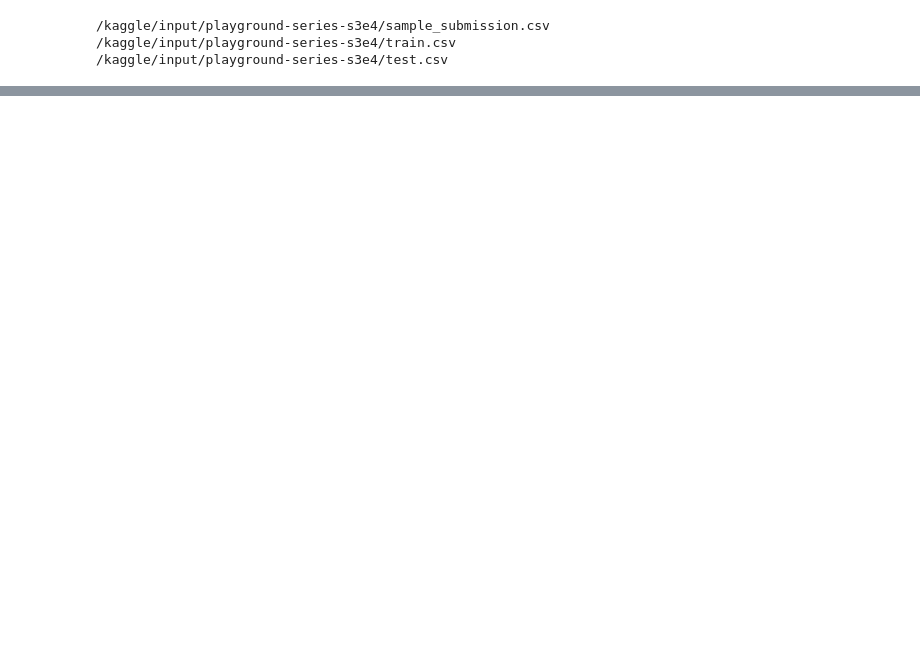
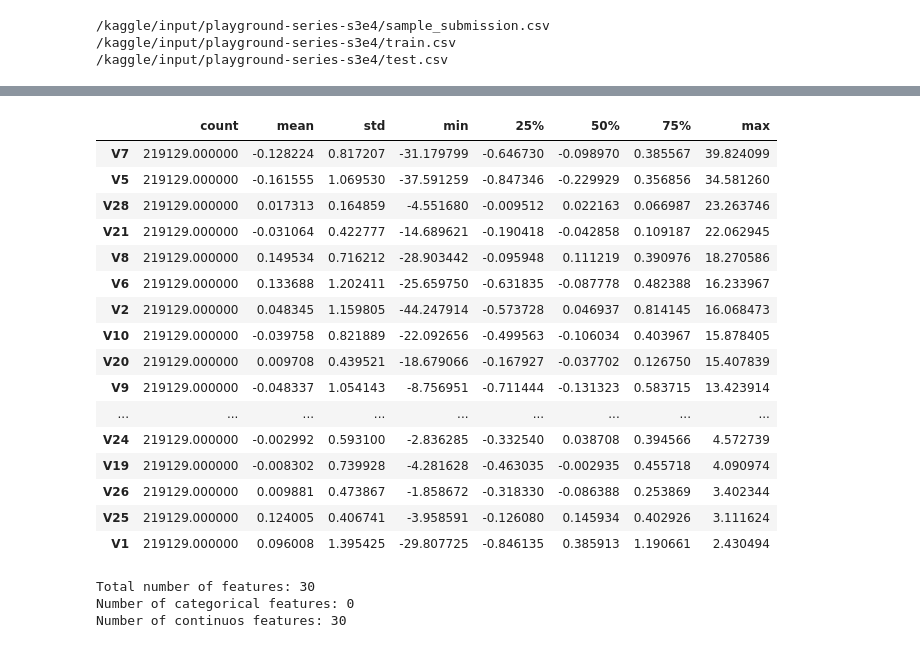
Before and after one commit to methasantosa/KaggleCompetition, a Jupyter notebook: swag-credit-card-fraud-detection.ipynb, the cells around one changed output, grey strips where cells are left out. Cells and saved outputs as stored; diff of their text form; code cells hidden in the pictures; blank space fills up the shorter version.

Commit message:
Kaggle Notebook | Swag-Credit Card Fraud Detection | Version 3

```diff
--- a/swag-credit-card-fraud-detection.ipynb
+++ b/swag-credit-card-fraud-detection.ipynb
@@ -26,0 +48,4 @@ for dirname, _, filenames in os.walk('/kaggle/input'):
+# %%
+df_test = pd.read_csv('/kaggle/input/playground-series-s3e4/test.csv')
+df_train = pd.read_csv('/kaggle/input/playground-series-s3e4/train.csv')
+df_sample = pd.read_csv('/kaggle/input/playground-series-s3e4/sample_submission.csv')
@@ -26,0 +82,42 @@ for dirname, _, filenames in os.walk('/kaggle/input'):
+# %%
+df_train.drop(["id"] , axis = 1 , inplace = True)
+df_test.drop(["id"] , axis = 1 , inplace = True)
+TARGET = 'Class'
+FEATURES = [col for col in df_train.columns if col != TARGET]
+RANDOM_STATE = 12
+# %%
+df_train.drop(columns = ["Time", "Amount"]).iloc[:, :-1].describe().T.sort_values(by='max' , ascending = False)\
+                     .style.background_gradient(cmap='GnBu')\
+                     .bar(subset=["max"], color='#BB0000')\
+                     .bar(subset=["mean",], color='green')
+# %% [output]
+|  | count | mean | std | min | 25% | 50% | 75% | max |
+| V7 | 219129.000000 | -0.128224 | 0.817207 | -31.179799 | -0.646730 | -0.098970 | 0.385567 | 39.824099 |
+| V5 | 219129.000000 | -0.161555 | 1.069530 | -37.591259 | -0.847346 | -0.229929 | 0.356856 | 34.581260 |
+| V28 | 219129.000000 | 0.017313 | 0.164859 | -4.551680 | -0.009512 | 0.022163 | 0.066987 | 23.263746 |
+| V21 | 219129.000000 | -0.031064 | 0.422777 | -14.689621 | -0.190418 | -0.042858 | 0.109187 | 22.062945 |
+| V8 | 219129.000000 | 0.149534 | 0.716212 | -28.903442 | -0.095948 | 0.111219 | 0.390976 | 18.270586 |
+| V6 | 219129.000000 | 0.133688 | 1.202411 | -25.659750 | -0.631835 | -0.087778 | 0.482388 | 16.233967 |
+| V2 | 219129.000000 | 0.048345 | 1.159805 | -44.247914 | -0.573728 | 0.046937 | 0.814145 | 16.068473 |
+| V10 | 219129.000000 | -0.039758 | 0.821889 | -22.092656 | -0.499563 | -0.106034 | 0.403967 | 15.878405 |
+| V20 | 219129.000000 | 0.009708 | 0.439521 | -18.679066 | -0.167927 | -0.037702 | 0.126750 | 15.407839 |
+| V9 | 219129.000000 | -0.048337 | 1.054143 | -8.756951 | -0.711444 | -0.131323 | 0.583715 | 13.423914 |
+| ... | ... | ... | ... | ... | ... | ... | ... | ... |
+| V24 | 219129.000000 | -0.002992 | 0.593100 | -2.836285 | -0.332540 | 0.038708 | 0.394566 | 4.572739 |
+| V19 | 219129.000000 | -0.008302 | 0.739928 | -4.281628 | -0.463035 | -0.002935 | 0.455718 | 4.090974 |
+| V26 | 219129.000000 | 0.009881 | 0.473867 | -1.858672 | -0.318330 | -0.086388 | 0.253869 | 3.402344 |
+| V25 | 219129.000000 | 0.124005 | 0.406741 | -3.958591 | -0.126080 | 0.145934 | 0.402926 | 3.111624 |
+| V1 | 219129.000000 | 0.096008 | 1.395425 | -29.807725 | -0.846135 | 0.385913 | 1.190661 | 2.430494 |
+# %%
+df = pd.concat([df_train[FEATURES], df_test[FEATURES]], axis=0)
+cat_features = [col for col in FEATURES if df[col].nunique() < 25 ]
+cont_features = [col for col in FEATURES if df[col].nunique() >= 25 ]
+
+del df
+print(f'\033[94mTotal number of features: {len(FEATURES)}')
+print(f'\033[94mNumber of categorical features: {len(cat_features)}')
+print(f'\033[94mNumber of continuos features: {len(cont_features)}')
+# %% [output]
+Total number of features: 30
+Number of categorical features: 0
+Number of continuos features: 30
```
Also changed, not shown: parts of 8 cells of this notebook.
